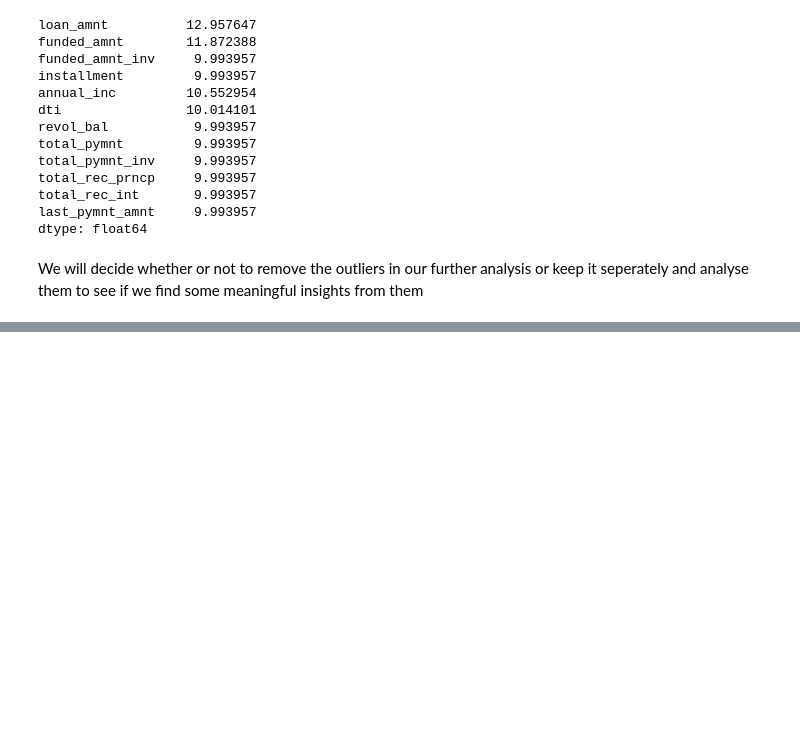
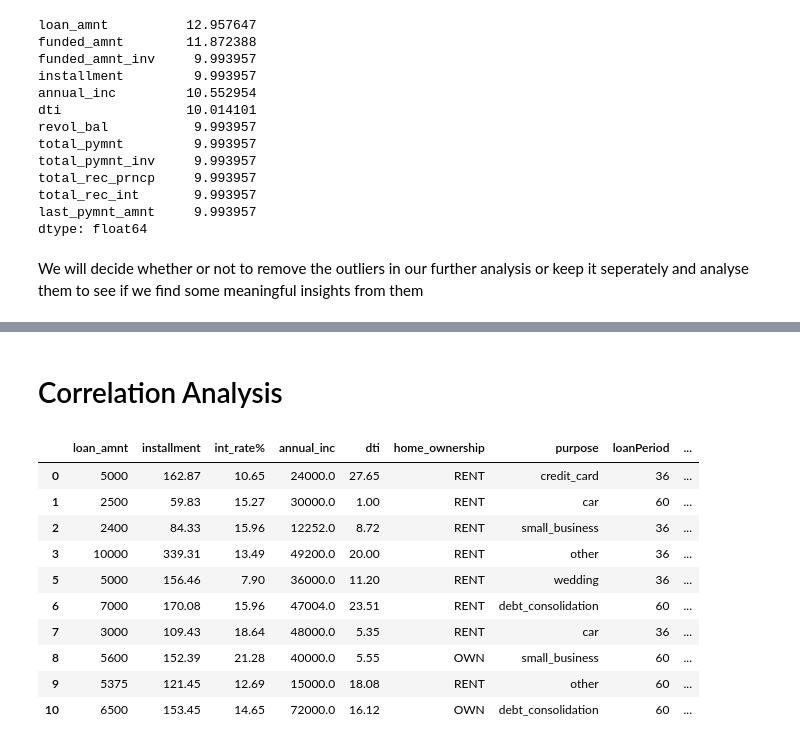
Before and after one commit to likith2201/BankLoanCaseStudy_Project, a Jupyter notebook: BankingLoanCaseStudy.ipynb, the cells around one changed output, grey strips where cells are left out. Saved outputs shown, nothing was run; the diff lists cells and outputs as text; code cells hidden in the pictures; blank space fills up the shorter version.

```diff
--- a/BankingLoanCaseStudy.ipynb
+++ b/BankingLoanCaseStudy.ipynb
@@ -1165,0 +1190,20 @@ We will decide whether or not to remove the outliers in our further analysis or
+# %% [markdown]
+# Correlation Analysis
+# %%
+cor_loanst = loandf[['loan_amnt', 'installment', 'int_rate%',
+                    'annual_inc', 'dti', 'home_ownership', 'purpose',
+                    'loanPeriod', 'addr_state', 'revol_bal',
+                    'revol_util', 'loan_status']]
+cor_loanst.head(10)
+# %% [output]
+|  | loan_amnt | installment | int_rate% | annual_inc | dti | home_ownership | purpose | loanPeriod | ... |
+| 0 | 5000 | 162.87 | 10.65 | 24000.0 | 27.65 | RENT | credit_card | 36 | ... |
+| 1 | 2500 | 59.83 | 15.27 | 30000.0 | 1.00 | RENT | car | 60 | ... |
+| 2 | 2400 | 84.33 | 15.96 | 12252.0 | 8.72 | RENT | small_business | 36 | ... |
+| 3 | 10000 | 339.31 | 13.49 | 49200.0 | 20.00 | RENT | other | 36 | ... |
+| 5 | 5000 | 156.46 | 7.90 | 36000.0 | 11.20 | RENT | wedding | 36 | ... |
+| 6 | 7000 | 170.08 | 15.96 | 47004.0 | 23.51 | RENT | debt_consolidation | 60 | ... |
+| 7 | 3000 | 109.43 | 18.64 | 48000.0 | 5.35 | RENT | car | 36 | ... |
+| 8 | 5600 | 152.39 | 21.28 | 40000.0 | 5.55 | OWN | small_business | 60 | ... |
+| 9 | 5375 | 121.45 | 12.69 | 15000.0 | 18.08 | RENT | other | 60 | ... |
+| 10 | 6500 | 153.45 | 14.65 | 72000.0 | 16.12 | OWN | debt_consolidation | 60 | ... |
```
Also changed, not shown: parts of 71 cells of this notebook.
